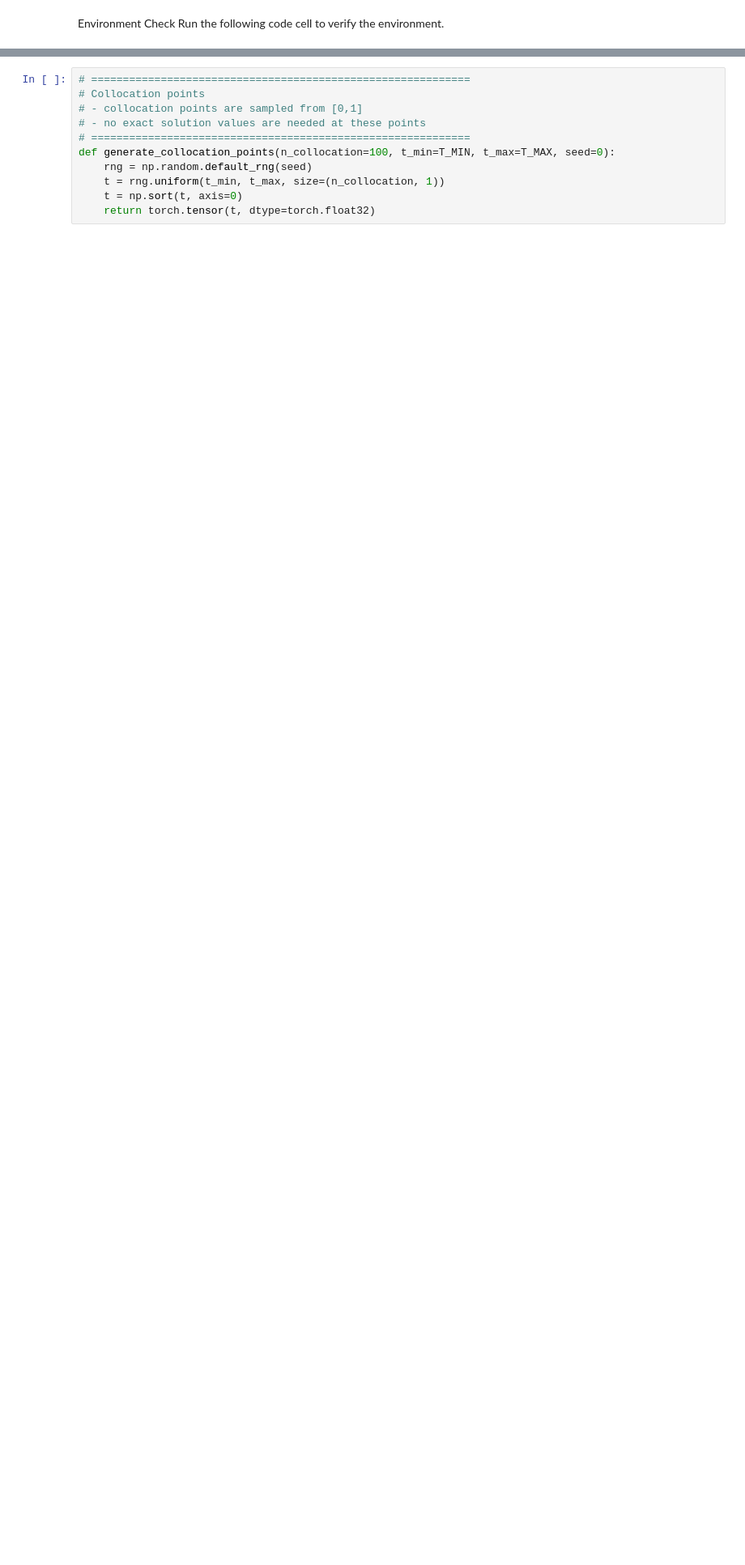
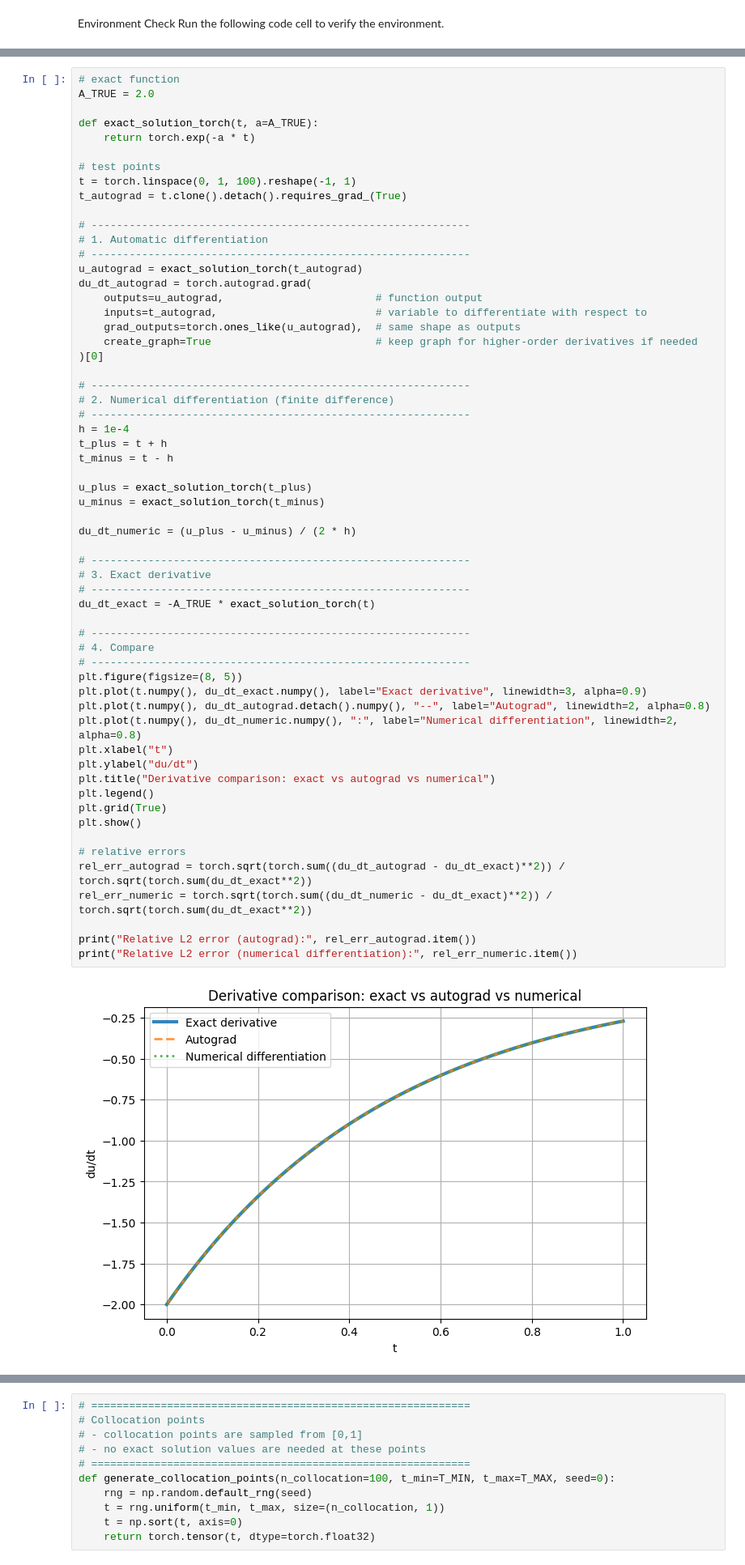
Before and after one commit to jasonok467570/deep-learning-hw1, a Jupyter notebook: HW1.ipynb, the cells around one changed output, grey strips where cells are left out. Shown at 81% size. Drawn from its saved outputs; the diff is of its cells as text; blank space fills up the shorter version.

```diff
--- a/HW1.ipynb
+++ b/HW1.ipynb
@@ -1211,0 +1256,61 @@ In this section, we extend the regression model to a Physics-Informed Neural Net
+# %%
+# exact function
+A_TRUE = 2.0
+
+def exact_solution_torch(t, a=A_TRUE):
+    return torch.exp(-a * t)
+
+# test points
+t = torch.linspace(0, 1, 100).reshape(-1, 1)
+t_autograd = t.clone().detach().requires_grad_(True)
+
+# ------------------------------------------------------------
+# 1. Automatic differentiation
+# ------------------------------------------------------------
+u_autograd = exact_solution_torch(t_autograd)
+du_dt_autograd = torch.autograd.grad(
+    outputs=u_autograd,                        # function output
+    inputs=t_autograd,                         # variable to differentiate with respect to
+    grad_outputs=torch.ones_like(u_autograd),  # same shape as outputs
+    create_graph=True                          # keep graph for higher-order derivatives if needed
+)[0]
+
+# ------------------------------------------------------------
+# 2. Numerical differentiation (finite difference)
+# ------------------------------------------------------------
+h = 1e-4
+t_plus = t + h
+t_minus = t - h
+
+u_plus = exact_solution_torch(t_plus)
+u_minus = exact_solution_torch(t_minus)
+
+du_dt_numeric = (u_plus - u_minus) / (2 * h)
+
+# ------------------------------------------------------------
+# 3. Exact derivative
+# ------------------------------------------------------------
+du_dt_exact = -A_TRUE * exact_solution_torch(t)
+
+# ------------------------------------------------------------
+# 4. Compare
+# ------------------------------------------------------------
+plt.figure(figsize=(8, 5))
+plt.plot(t.numpy(), du_dt_exact.numpy(), label="Exact derivative", linewidth=3, alpha=0.9)
+plt.plot(t.numpy(), du_dt_autograd.detach().numpy(), "--", label="Autograd", linewidth=2, alpha=0.8)
+plt.plot(t.numpy(), du_dt_numeric.numpy(), ":", label="Numerical differentiation", linewidth=2, alpha=0.8)
+plt.xlabel("t")
+plt.ylabel("du/dt")
+plt.title("Derivative comparison: exact vs autograd vs numerical")
+plt.legend()
+plt.grid(True)
+plt.show()
+
+# relative errors
+rel_err_autograd = torch.sqrt(torch.sum((du_dt_autograd - du_dt_exact)**2)) / torch.sqrt(torch.sum(du_dt_exact**2))
+rel_err_numeric = torch.sqrt(torch.sum((du_dt_numeric - du_dt_exact)**2)) / torch.sqrt(torch.sum(du_dt_exact**2))
+
+print("Relative L2 error (autograd):", rel_err_autograd.item())
+print("Relative L2 error (numerical differentiation):", rel_err_numeric.item())
+# %% [output]
+[figure, added]
```
Also changed, not shown: parts of 69 cells of this notebook, 2 other files.
